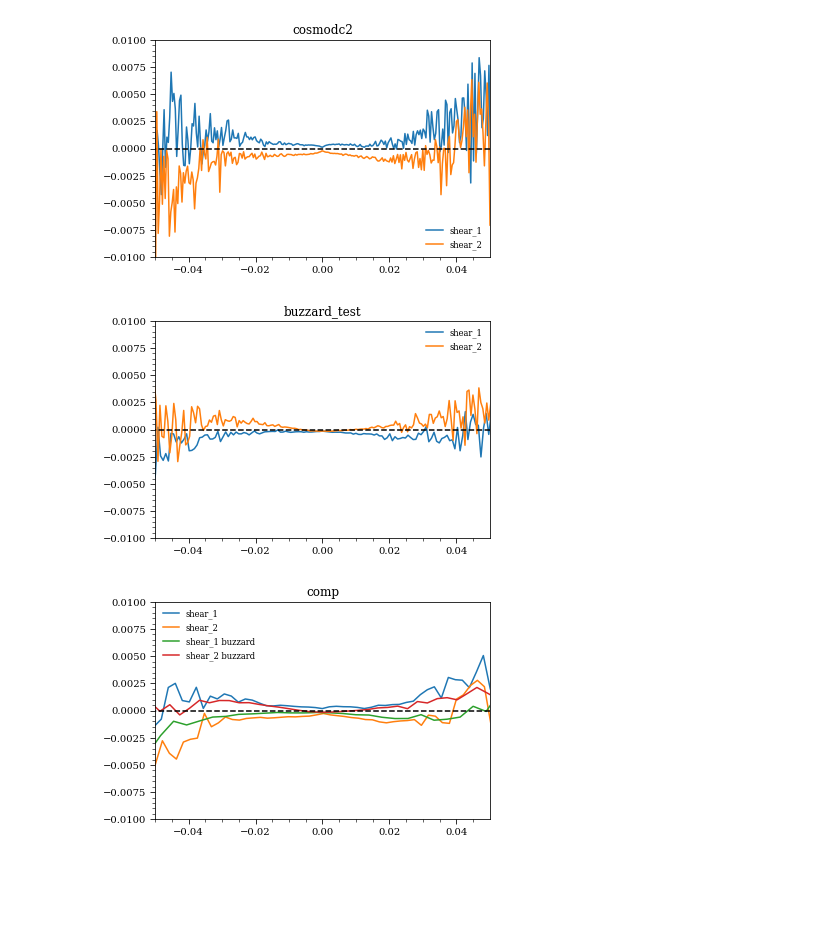
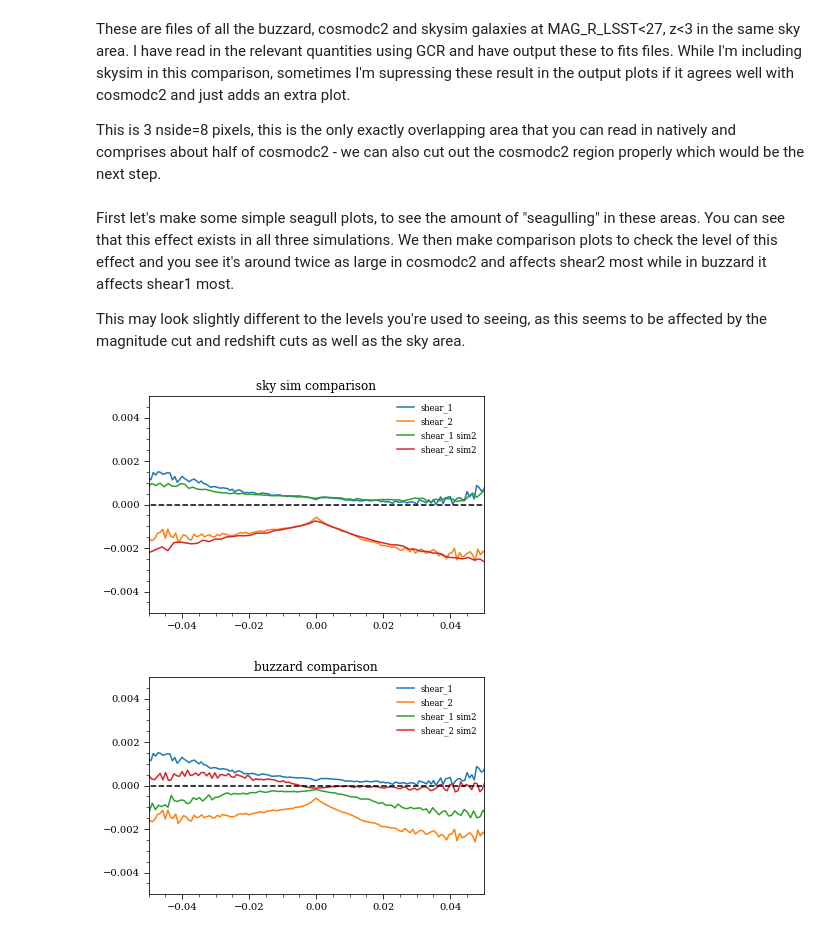
Before and after one commit to patricialarsen/lensing_tests, a Jupyter notebook: Seagull_comparison.ipynb, the cells around one changed output. Cells and saved outputs as stored; diff of their text form; code cells hidden in the pictures; blank space fills up the shorter version.

Commit message:
buzzard comparisons

```diff
--- a/Seagull_comparison.ipynb
+++ b/Seagull_comparison.ipynb
@@ -36 +41,5 @@ These are files of all the buzzard and cosmodc2 galaxies at R<24, z<1 in the sam
+# %% [markdown]
+These are files of all the buzzard, cosmodc2 and skysim galaxies at MAG_R_LSST<27, z<3 in the same sky area. I have read in the relevant quantities using GCR and have output these to fits files. While I'm including skysim in this comparison, sometimes I'm supressing these result in the output plots if it agrees well with cosmodc2 and just adds an extra plot.
+
+This is 3 nside=8 pixels, this is the only exactly overlapping area that you can read in natively and comprises about half of cosmodc2 - we can also cut out the cosmodc2 region properly which would be the next step.
 # %%
@@ -44,8 +53,14 @@ file_in_b = astropy.table.Table.read(file_name2)
+# %% [markdown]
+First let's make some simple seagull plots, to see the amount of "seagulling" in these areas. You can see that this effect exists in all three simulations. We then make comparison plots to check the level of this effect and you see it's around twice as large in cosmodc2 and affects shear2 most while in buzzard it affects shear1 most.
+
+This may look slightly different to the levels you're used to seeing, as this seems to be affected by the magnitude cut and redshift cuts as well as the sky area.
 # %%
 def make_sg_plot(data,cat_name):
     bn=500
+
     s1 = data['SHEAR1']
     s2 = data['SHEAR2']
+
     a, zedge, binn = bs(s1, s2, bins=bn, statistic='mean')
     a2, zedge2, binn = bs(s2, s1, bins=bn, statistic = 'mean')
     zvals = (zedge[1:]+zedge[:-1])/2.
@@ -56,17 +71,22 @@ def make_sg_plot(data,cat_name):
     plt.plot(zvals,a,label='shear_1')
     plt.plot(zvals2,a2,label='shear_2')
     plt.xlim([-0.05,0.05])
-    plt.ylim([-0.01,0.01])
+    plt.ylim([-0.005,0.005])
     plt.plot(zvals,np.zeros(len(a)),'k--')
     plt.legend()
     plt.show()
     return
+
 def make_sg_plot_comp(data,data2,cat_name):
     bn=500
     s1 = data['SHEAR1']
     s2 = data['SHEAR2']
-    s1b = data2['SHEAR1']
-    s2b = data2['SHEAR2']
+    if cat_name=='sky sim comparison':
+        s1b = -data2['SHEAR1']
+        s2b = -data2['SHEAR2']
+    else:
+        s1b = data2['SHEAR1']
+        s2b = data2['SHEAR2']
 
     a, zedge, binn = bs(s1, s2, bins=bn, statistic='mean')
     a2, zedge2, binn = bs(s2, s1, bins=bn, statistic = 'mean')
@@ -83,20 +103,26 @@ def make_sg_plot_comp(data,data2,cat_name):
     plt.title(cat_name)
     plt.plot(zvals,a,label='shear_1')
     plt.plot(zvals2,a2,label='shear_2')
-    plt.plot(zvalsb,ab,label='shear_1 buzzard')
-    plt.plot(zvals2b,a2b,label='shear_2 buzzard')
+    plt.plot(zvalsb,ab,label='shear_1 sim2')
+    plt.plot(zvals2b,a2b,label='shear_2 sim2')
     plt.xlim([-0.05,0.05])
-    plt.ylim([-0.01,0.01])
+    plt.ylim([-0.005,0.005])
     plt.plot(zvals,np.zeros(len(a)),'k--')
     plt.legend()
     plt.show()
     return
+
 def make_sg_plot_comp_zoom(data,data2,cat_name):
     bn=100
+
     s1 = data['SHEAR1']
     s2 = data['SHEAR2']
-    s1b = data2['SHEAR1']
-    s2b = data2['SHEAR2']
+    if cat_name=='sky sim comparison':
+        s1b = -data2['SHEAR1']
+        s2b = -data2['SHEAR2']
+    else:
+        s1b = data2['SHEAR1']
+        s2b = data2['SHEAR2']
 
     a, zedge, binn = bs(s1, s2, bins=bn, statistic='mean')
     a2, zedge2, binn = bs(s2, s1, bins=bn, statistic = 'mean')
@@ -113,20 +139,17 @@ def make_sg_plot_comp_zoom(data,data2,cat_name):
     plt.title(cat_name)
     plt.plot(zvals,a,label='shear_1')
     plt.plot(zvals2,a2,label='shear_2')
-    plt.plot(zvalsb,ab,label='shear_1 buzzard')
-    plt.plot(zvals2b,a2b,label='shear_2 buzzard')
+    plt.plot(zvalsb,ab,label='shear_1 sim2')
+    plt.plot(zvals2b,a2b,label='shear_2 sim2')
     plt.xlim([-0.05,0.05])
-    plt.ylim([-0.005,0.005])
+    plt.ylim([-0.001,0.001])
     plt.plot(zvals,np.zeros(len(a)),'k--')
     plt.legend()
     plt.show()
     return
-# %%
-make_sg_plot(file_in,'cosmodc2')
-make_sg_plot(file_in_b,'buzzard_test')
-make_sg_plot_comp(file_in,file_in_b,'comp')
-make_sg_plot_comp_zoom(file_in,file_in_b,'comp')
-# %% [output]
-[figure, removed]
-[figure, removed]
-[figure, removed]
+# %%
+make_sg_plot_comp(file_in_cosmo,file_in_sky,'sky sim comparison')
+make_sg_plot_comp(file_in_cosmo,file_in_buzz,'buzzard comparison')
+# %% [output]
+[figure, added]
+[figure, added]
```
Also changed, not shown: parts of 26 cells of this notebook.
